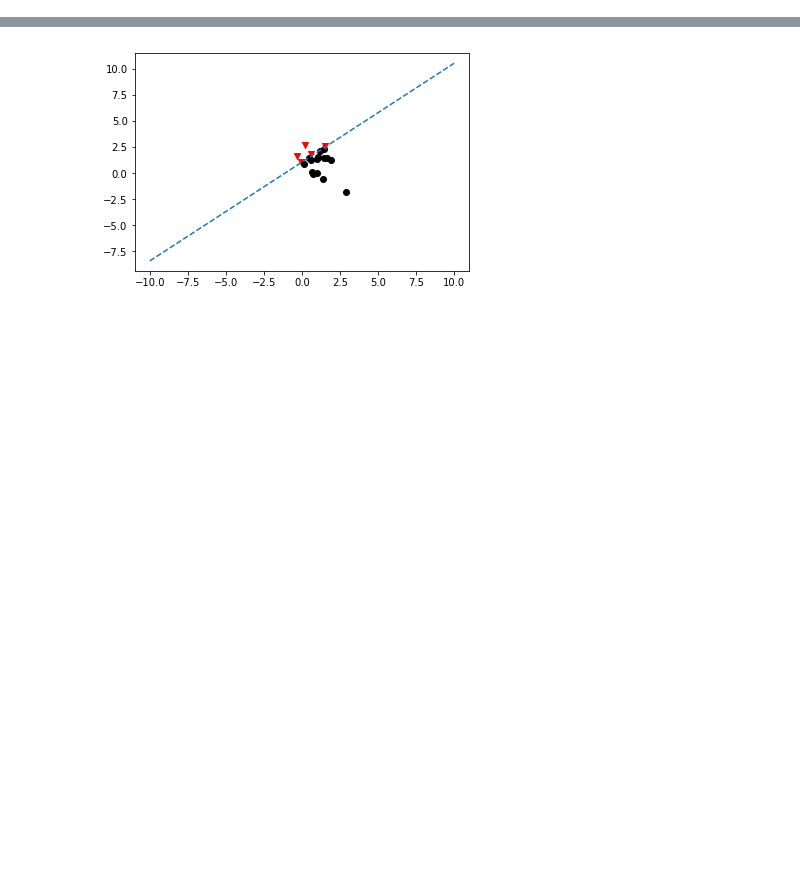
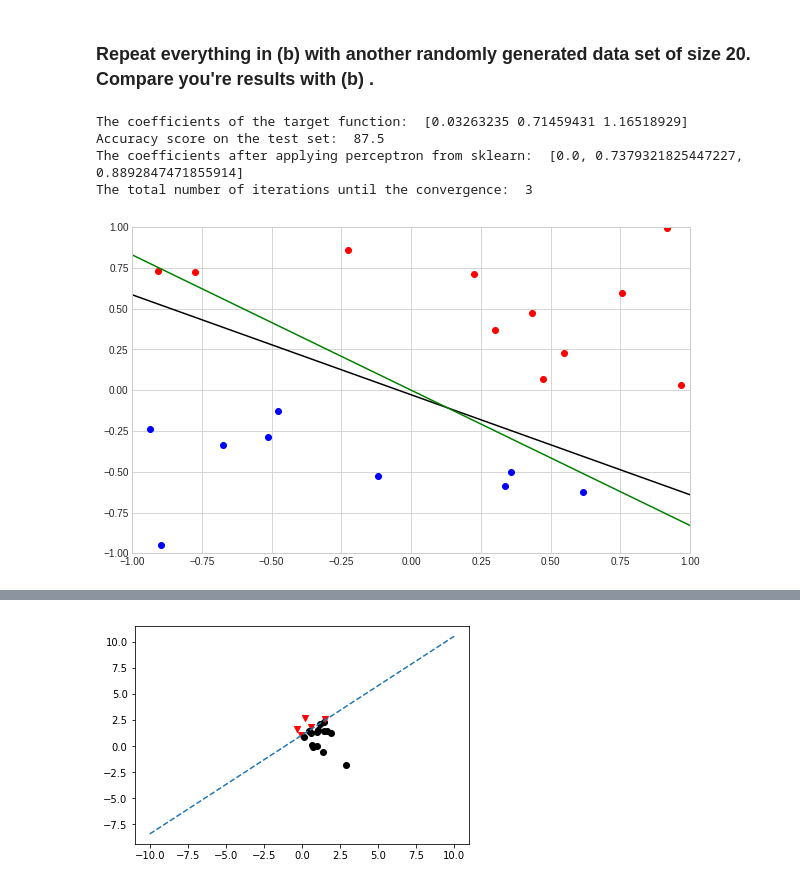
Before and after one commit to moomen91/ML, a Jupyter notebook: 1st_Assignment.ipynb, the cells around one changed output, grey strips where cells are left out. Cells and saved outputs as stored; diff of their text form; code cells hidden in the pictures; blank space fills up the shorter version.

```diff
--- a/1st_Assignment.ipynb
+++ b/1st_Assignment.ipynb
@@ -215,0 +99,11 @@ plt.show()
+# %% [markdown]
+### Repeat everything in (b) with another randomly generated data set of size 20.  Compare you're results with (b) .
+# %%
+p2 = perceptron(n=20, max_iteration=1000, stop=0.0001)
+p2.main()
+# %% [output]
+The coefficients of the target function:  [0.03263235 0.71459431 1.16518929]
+Accuracy score on the test set:  87.5
+The coefficients after applying perceptron from sklearn:  [0.0, 0.7379321825447227, 0.8892847471855914]
+The total number of iterations until the convergence:  3
+[figure, added]
```
Also changed, not shown: parts of 19 cells of this notebook, 1 other file.
